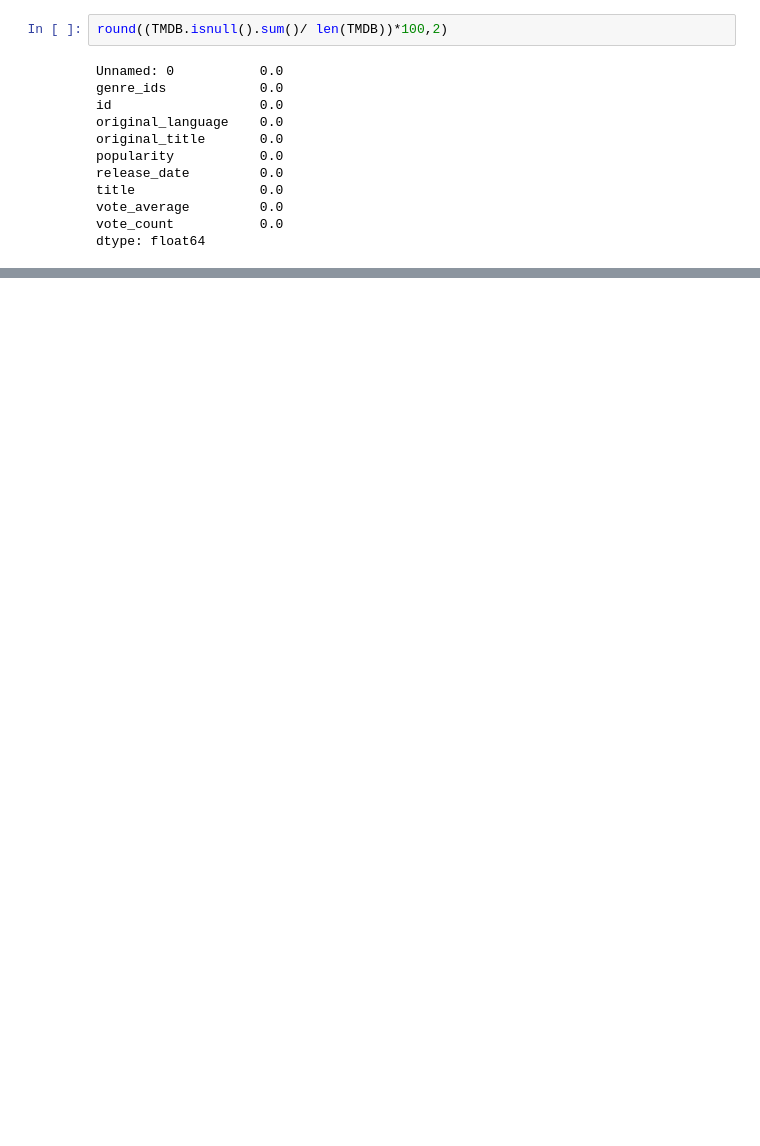
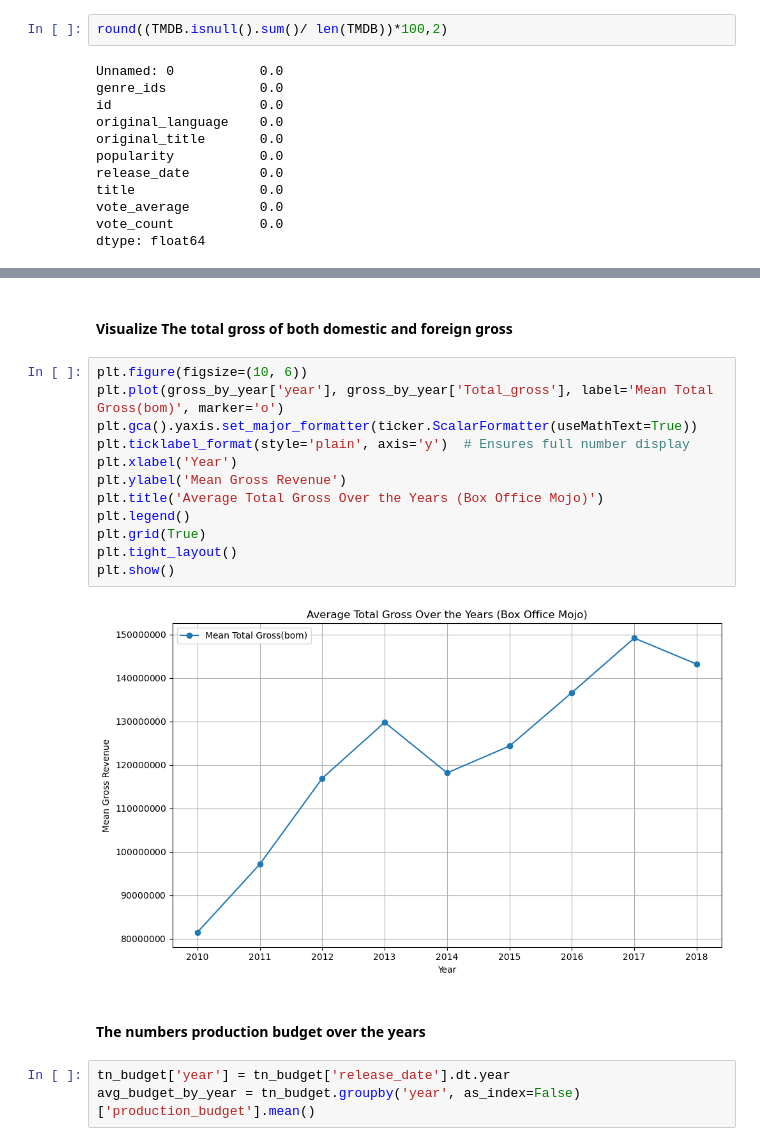
Before and after one commit to felix-musau/phase_2_project, a Jupyter notebook: index.ipynb, the cells around one changed output, grey strips where cells are left out. Saved outputs shown, nothing was run; the diff lists cells and outputs as text; blank space fills up the shorter version.

```diff
--- a/index.ipynb
+++ b/index.ipynb
@@ -403,0 +391,21 @@ memory usage: 271.2+ KB
+# %% [markdown]
+#### Visualize The total gross of both domestic and foreign gross
+# %%
+plt.figure(figsize=(10, 6))
+plt.plot(gross_by_year['year'], gross_by_year['Total_gross'], label='Mean Total Gross(bom)', marker='o')
+plt.gca().yaxis.set_major_formatter(ticker.ScalarFormatter(useMathText=True))
+plt.ticklabel_format(style='plain', axis='y')  # Ensures full number display
+plt.xlabel('Year')
+plt.ylabel('Mean Gross Revenue')
+plt.title('Average Total Gross Over the Years (Box Office Mojo)')
+plt.legend()
+plt.grid(True)
+plt.tight_layout()
+plt.show()
+# %% [output]
+[figure, added]
+# %% [markdown]
+#### The numbers production budget over the  years
+# %%
+tn_budget['year'] = tn_budget['release_date'].dt.year
+avg_budget_by_year = tn_budget.groupby('year', as_index=False)['production_budget'].mean()
```
Also changed, not shown: parts of 107 cells of this notebook.
